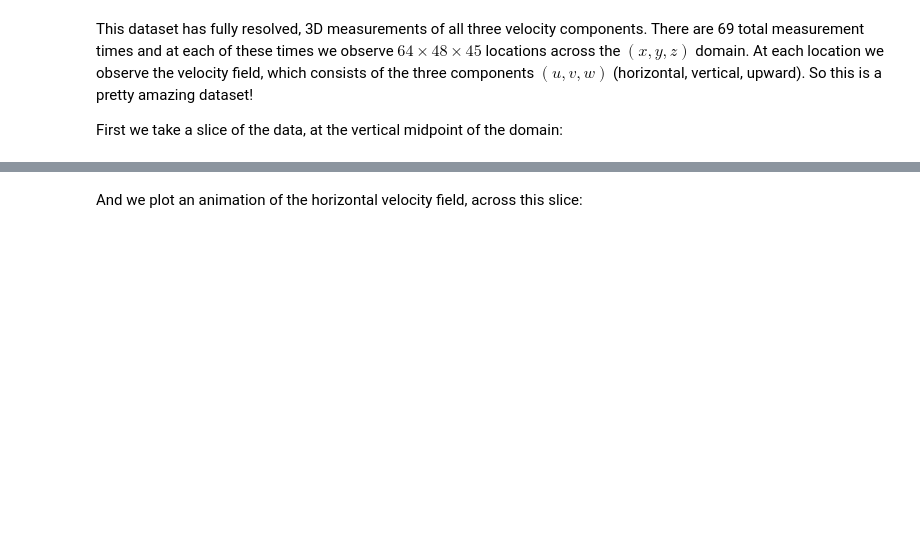
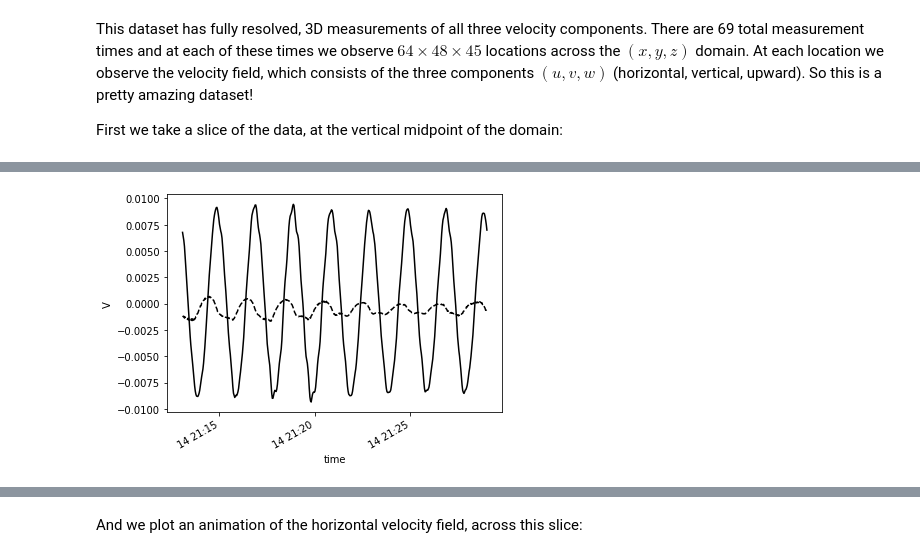
Before and after one commit to connor-duffin/sswfe, a Jupyter notebook: docs/dataset-small-tests.ipynb, the cells around one changed output, grey strips where cells are left out. Saved outputs shown, nothing was run; the diff lists cells and outputs as text; code cells hidden in the pictures; blank space fills up the shorter version.

```diff
--- a/docs/dataset-small-tests.ipynb
+++ b/docs/dataset-small-tests.ipynb
@@ -60,3 +62,13 @@ plt.show()
+# %%
+u_spatial_average = np.mean(ds.U, axis=(1, 2, 3))
+v_spatial_average = np.mean(ds.V, axis=(1, 2, 3))
+# w_spatial_average = np.mean(ds.W, axis=[1, 2, 3])
+
+u_spatial_average.plot(color="black")
+v_spatial_average.plot(color="black", ls="--")
+plt.show()
+# %% [output]
+[figure, added]
 # %%
 x_idx = (np.abs(u_averaged.coords["x"] - 0.15)).argmin()
 y_idx = (np.abs(u_averaged.coords["y"] - 0.1801)).argmin()
```
Also changed, not shown: parts of 9 cells of this notebook, 1 other file.
